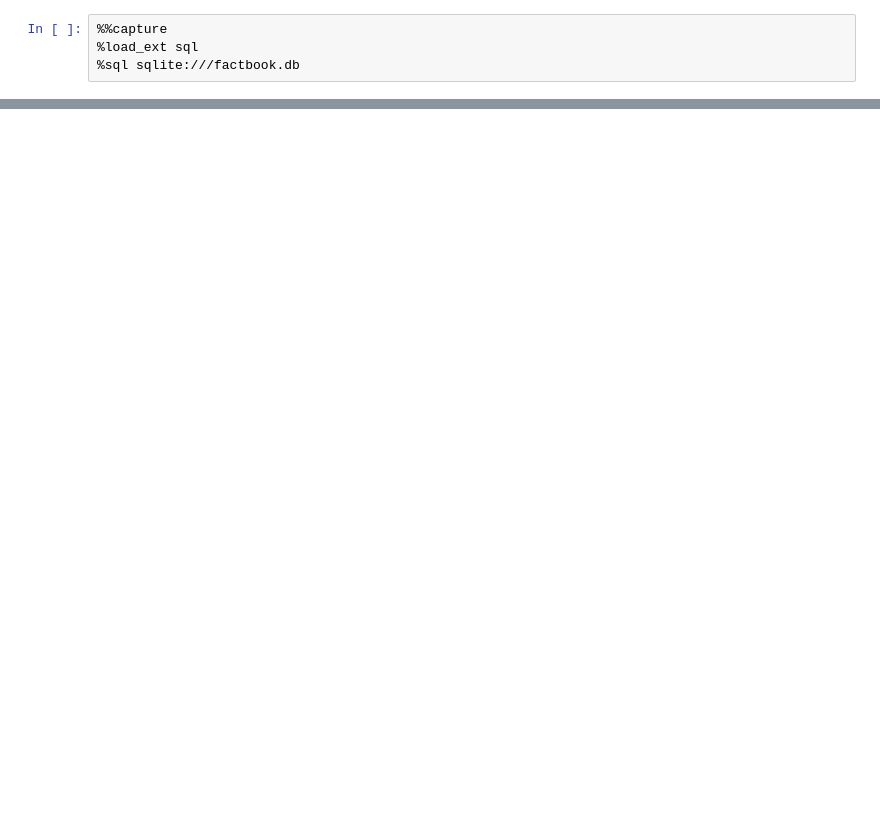
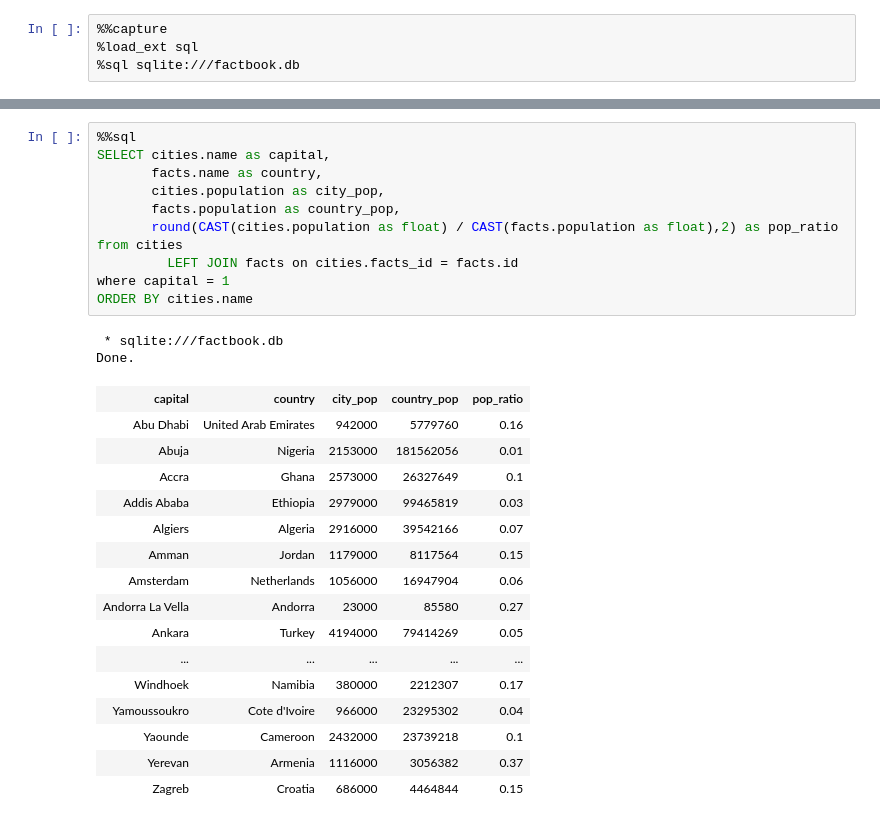
Before and after one commit to PRQL/pyprql, a Jupyter notebook: src/factbook_examples/notebook.ipynb, the cells around one changed output, grey strips where cells are left out. Drawn from its saved outputs; the diff is of its cells as text; blank space fills up the shorter version.

```diff
--- a/src/factbook_examples/notebook.ipynb
+++ b/src/factbook_examples/notebook.ipynb
@@ -155,0 +111,30 @@ Done.
+# %%
+%%sql
+SELECT cities.name as capital,
+       facts.name as country,
+       cities.population as city_pop,
+       facts.population as country_pop,
+       round(CAST(cities.population as float) / CAST(facts.population as float),2) as pop_ratio
+from cities
+         LEFT JOIN facts on cities.facts_id = facts.id
+where capital = 1
+ORDER BY cities.name
+# %% [output]
+ * sqlite:///factbook.db
+Done.
+| capital | country | city_pop | country_pop | pop_ratio |
+| Abu Dhabi | United Arab Emirates | 942000 | 5779760 | 0.16 |
+| Abuja | Nigeria | 2153000 | 181562056 | 0.01 |
+| Accra | Ghana | 2573000 | 26327649 | 0.1 |
+| Addis Ababa | Ethiopia | 2979000 | 99465819 | 0.03 |
+| Algiers | Algeria | 2916000 | 39542166 | 0.07 |
+| Amman | Jordan | 1179000 | 8117564 | 0.15 |
+| Amsterdam | Netherlands | 1056000 | 16947904 | 0.06 |
+| Andorra La Vella | Andorra | 23000 | 85580 | 0.27 |
+| Ankara | Turkey | 4194000 | 79414269 | 0.05 |
+| ... | ... | ... | ... | ... |
+| Windhoek | Namibia | 380000 | 2212307 | 0.17 |
+| Yamoussoukro | Cote d'Ivoire | 966000 | 23295302 | 0.04 |
+| Yaounde | Cameroon | 2432000 | 23739218 | 0.1 |
+| Yerevan | Armenia | 1116000 | 3056382 | 0.37 |
+| Zagreb | Croatia | 686000 | 4464844 | 0.15 |
```
Also changed, not shown: parts of 29 cells of this notebook, 18 other files.
